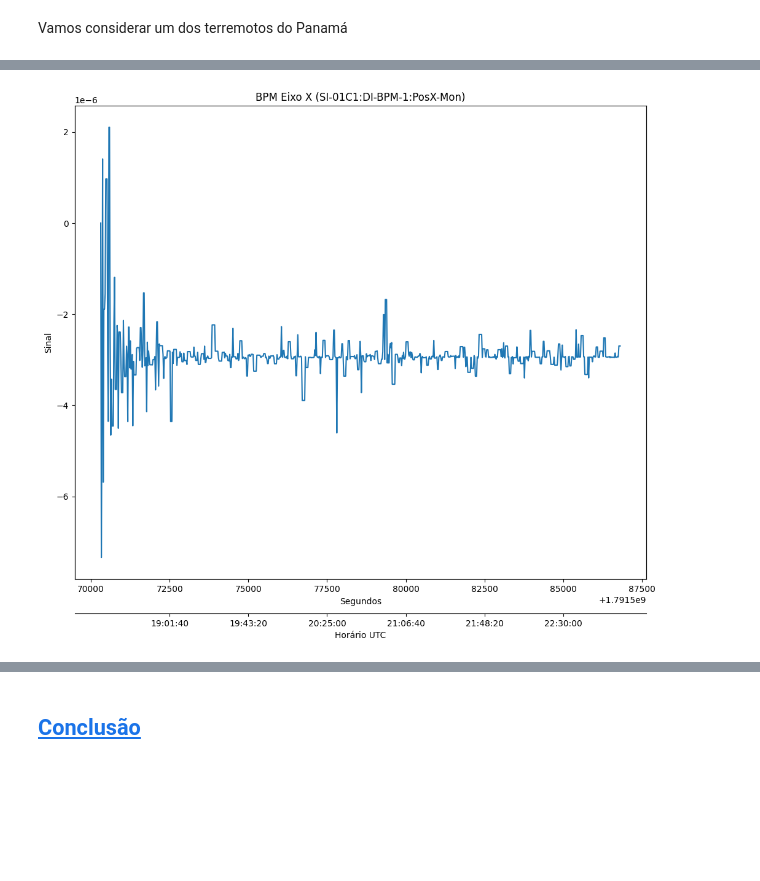
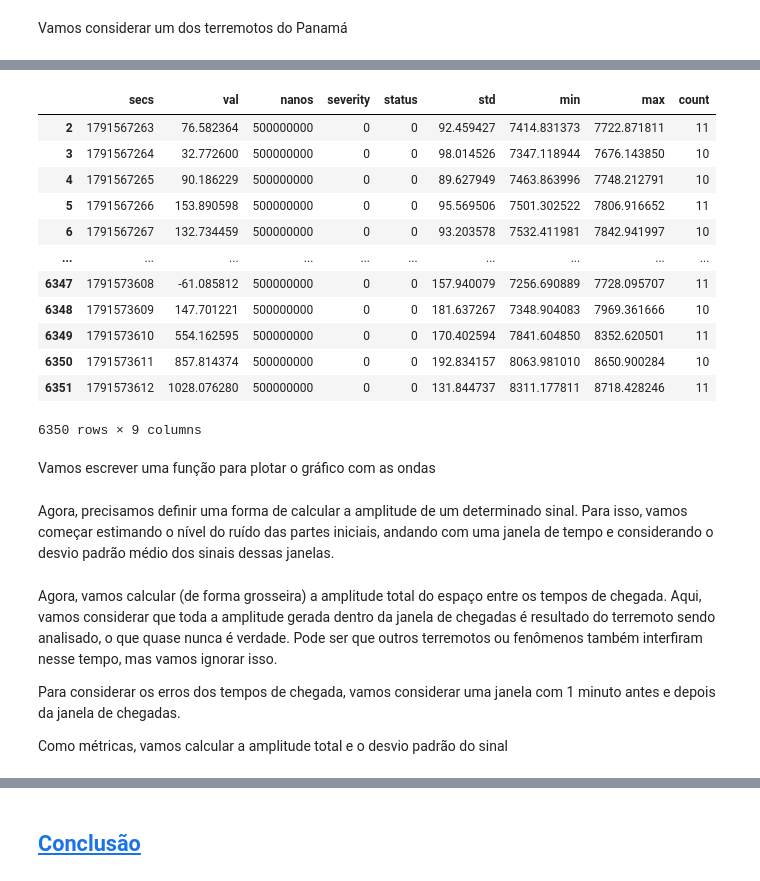
Before and after one commit to FipaLipe/TIAMAT, a Jupyter notebook: 00 - Coleta e Tratamento de Dados/00.F - Tempo de chegada e desvio de feixe.ipynb.ipynb, the cells around one changed output, grey strips where cells are left out. Saved outputs shown, nothing was run; the diff lists cells and outputs as text; code cells hidden in the pictures; blank space fills up the shorter version.

Commit message:
feat: add amplitude analysis

```diff
--- a/00 - Coleta e Tratamento de Dados/00.F - Tempo de chegada e desvio de feixe.ipynb.ipynb
+++ b/00 - Coleta e Tratamento de Dados/00.F - Tempo de chegada e desvio de feixe.ipynb.ipynb
@@ -74,48 +67,45 @@ Agora, vamos buscar os dados do intervalo de tempo próximo ao previsto pelo mod
 # %%
 import matplotlib.pyplot as plt
 import pandas as pd
-from datetime import datetime, timezone
+from datetime import datetime, timezone, timedelta
+from module import get_archiver_data, PV_NAMES
 
-df = pd.read_excel("sismic_data/34292.xlsx", sheet_name="SX")
+pv = PV_NAMES["BPM_X"]
 
-# Converter segundos Unix para datetime UTC
-tempo_utc = pd.to_datetime(df["secs"], unit="s", utc=True)
+first_arrival = min(time_data["arrival_time"])
+last_arrival = max(time_data["arrival_time"])
+from_time = first_arrival - timedelta(minutes=30)
+to_time = last_arrival + timedelta(minutes=30)
+time_delta = int(to_time - from_time)
 
-fig, ax = plt.subplots(figsize=(12, 10))
-
-ax.plot(df["secs"][1:], df["val"][1:])
-# ax.set_ylim(-20000, 20000)
-
-ax.set_xlabel("Segundos")
-ax.set_ylabel("Sinal")
-ax.set_title("BPM Eixo X (SI-01C1:DI-BPM-1:PosX-Mon)")
-
-# Eixo de baixo mostrando UTC
-ax_utc = ax.twiny()
-ax_utc.set_xlim(ax.get_xlim())
-
-# Escolher os mesmos pontos do eixo principal
-ticks = ax.get_xticks()
-ticks = [t for t in ticks if df["secs"].min() <= t <= df["secs"].max()]
-
-ax_utc.set_xticks(ticks)
-
-ax_utc.set_xticklabels(
-    [
-        datetime.fromtimestamp(t, tz=timezone.utc).strftime("%H:%M:%S")
-        for t in ticks
-    ]
+df = get_archiver_data(
+    pv=pv,
+    from_time=from_time,
+    to_time=to_time,
+    optimize=time_delta,
 )
 
-ax_utc.xaxis.set_ticks_position("bottom")
-ax_utc.xaxis.set_label_position("bottom")
+df.to_csv("Data/panama_example.csv")
 
-# Empurrar o eixo UTC para baixo
-ax_utc.spines["bottom"].set_position(("outward", 40))
-ax_utc.spines["top"].set_visible(False)
+# Utilize o código abaixo para carregar os dados caso não tenha acesso à API
+# df = pd.read_csv("Data/panama_example.csv", index_col=0)
 
-ax_utc.set_xlabel("Horário UTC")
-
-plt.show()
+df = df.sort_values("secs")
+df = df[(df["secs"] >= from_time) & (df["secs"] <= to_time)]
+df
 # %% [output]
-[figure, removed]
+|  | secs | val | nanos | severity | status | std | min | max | count |
+| 2 | 1791567263 | 76.582364 | 500000000 | 0 | 0 | 92.459427 | 7414.831373 | 7722.871811 | 11 |
+| 3 | 1791567264 | 32.772600 | 500000000 | 0 | 0 | 98.014526 | 7347.118944 | 7676.143850 | 10 |
+| 4 | 1791567265 | 90.186229 | 500000000 | 0 | 0 | 89.627949 | 7463.863996 | 7748.212791 | 10 |
+| 5 | 1791567266 | 153.890598 | 500000000 | 0 | 0 | 95.569506 | 7501.302522 | 7806.916652 | 11 |
+| 6 | 1791567267 | 132.734459 | 500000000 | 0 | 0 | 93.203578 | 7532.411981 | 7842.941997 | 10 |
+| ... | ... | ... | ... | ... | ... | ... | ... | ... | ... |
+| 6347 | 1791573608 | -61.085812 | 500000000 | 0 | 0 | 157.940079 | 7256.690889 | 7728.095707 | 11 |
+| 6348 | 1791573609 | 147.701221 | 500000000 | 0 | 0 | 181.637267 | 7348.904083 | 7969.361666 | 10 |
+| 6349 | 1791573610 | 554.162595 | 500000000 | 0 | 0 | 170.402594 | 7841.604850 | 8352.620501 | 11 |
+| 6350 | 1791573611 | 857.814374 | 500000000 | 0 | 0 | 192.834157 | 8063.981010 | 8650.900284 | 10 |
+| 6351 | 1791573612 | 1028.076280 | 500000000 | 0 | 0 | 131.844737 | 8311.177811 | 8718.428246 | 11 |
+6350 rows × 9 columns
+# %% [markdown]
+Vamos escrever uma função para plotar o gráfico com as ondas
@@ -121,0 +179,2 @@ plt.show()
+# %% [markdown]
+Agora, precisamos definir uma forma de calcular a amplitude de um determinado sinal. Para isso, vamos começar estimando o nível do ruído das partes iniciais, andando com uma janela de tempo e considerando o desvio padrão médio dos sinais dessas janelas.
@@ -121,0 +221,6 @@ plt.show()
+# %% [markdown]
+Agora, vamos calcular (de forma grosseira) a amplitude total do espaço entre os tempos de chegada. Aqui, vamos considerar que toda a amplitude gerada dentro da janela de chegadas é resultado do terremoto sendo analisado, o que quase nunca é verdade. Pode ser que outros terremotos ou fenômenos também interfiram nesse tempo, mas vamos ignorar isso.
+
+Para considerar os erros dos tempos de chegada, vamos considerar uma janela com 1 minuto antes e depois da janela de chegadas.
+
+Como métricas, vamos calcular a amplitude total e o desvio padrão do sinal
```
Also changed, not shown: parts of 14 cells of this notebook, 25 other files.
